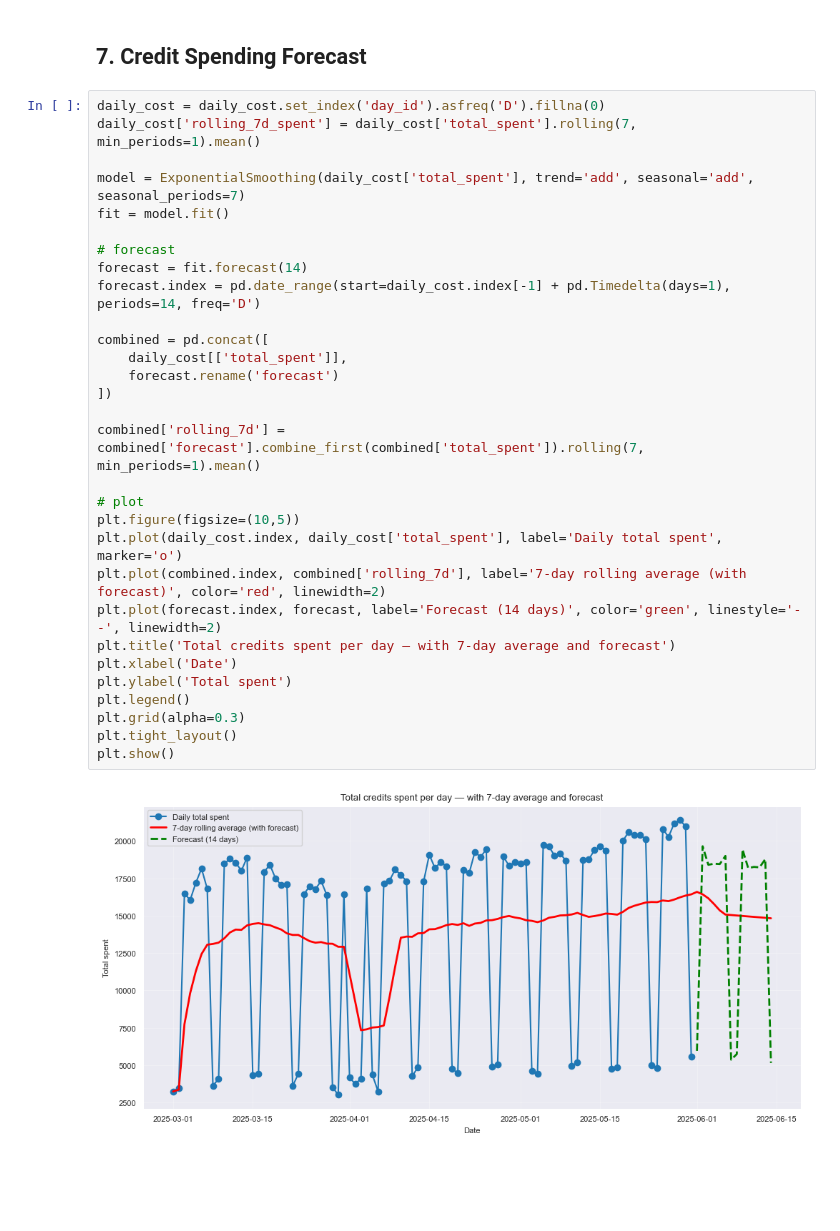
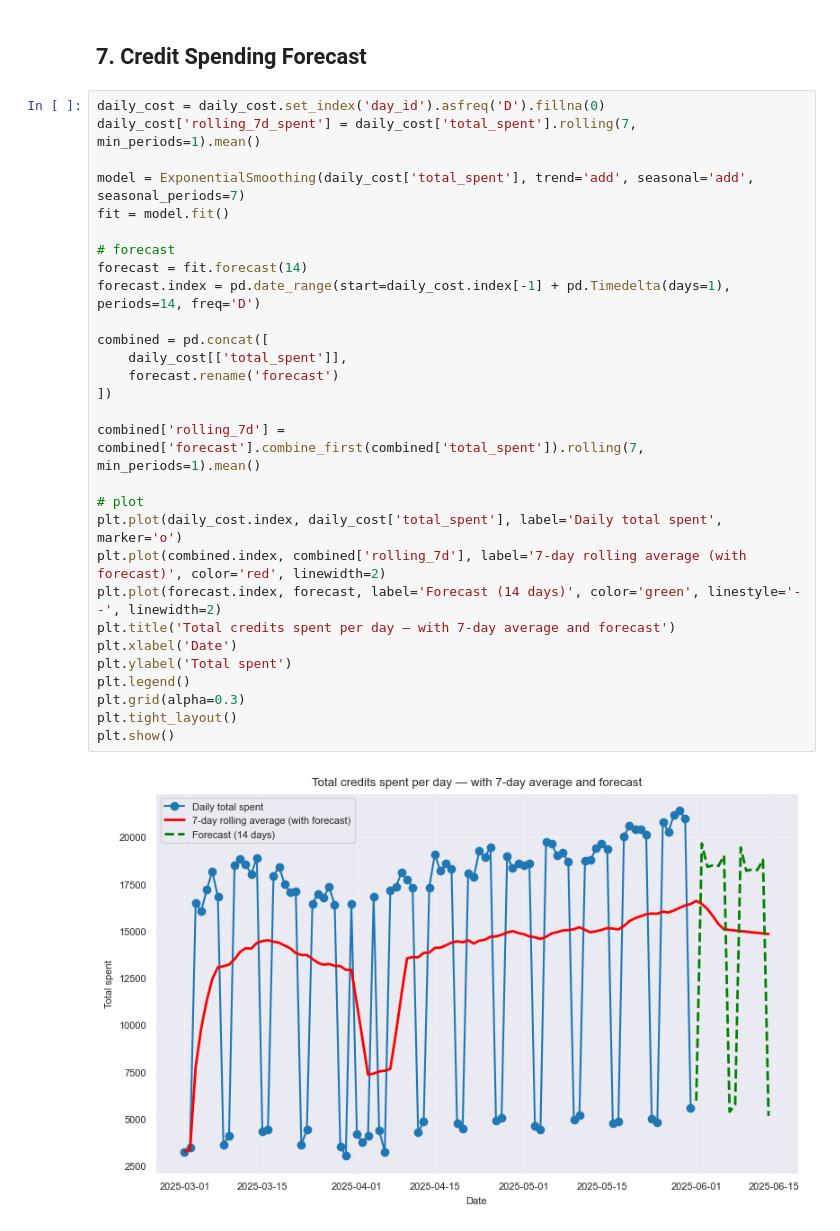
Before and after one commit to dominika-piechota/Analytics-of-ML-Features, a Jupyter notebook: analysis.ipynb, the cells around one changed output. Drawn from its saved outputs; the diff is of its cells as text; blank space fills up the shorter version.

```diff
--- a/analysis.ipynb
+++ b/analysis.ipynb
@@ -1060,32 +1058,31 @@ We can observe **periodic declines** in activity on weekends, typical for profes
 # %%
 daily_cost = daily_cost.set_index('day_id').asfreq('D').fillna(0)
 daily_cost['rolling_7d_spent'] = daily_cost['total_spent'].rolling(7, min_periods=1).mean()
 
 model = ExponentialSmoothing(daily_cost['total_spent'], trend='add', seasonal='add', seasonal_periods=7)
 fit = model.fit()
 
 # forecast
 forecast = fit.forecast(14)
 forecast.index = pd.date_range(start=daily_cost.index[-1] + pd.Timedelta(days=1), periods=14, freq='D')
 
 combined = pd.concat([
     daily_cost[['total_spent']],
     forecast.rename('forecast')
 ])
 
 combined['rolling_7d'] = combined['forecast'].combine_first(combined['total_spent']).rolling(7, min_periods=1).mean()
 
 # plot
-plt.figure(figsize=(10,5))
 plt.plot(daily_cost.index, daily_cost['total_spent'], label='Daily total spent', marker='o')
 plt.plot(combined.index, combined['rolling_7d'], label='7-day rolling average (with forecast)', color='red', linewidth=2)
 plt.plot(forecast.index, forecast, label='Forecast (14 days)', color='green', linestyle='--', linewidth=2)
 plt.title('Total credits spent per day — with 7-day average and forecast')
 plt.xlabel('Date')
 plt.ylabel('Total spent')
 plt.legend()
 plt.grid(alpha=0.3)
 plt.tight_layout()
 plt.show()
 # %% [output]
-[figure, old version]
+[figure, new version]
```
Also changed, not shown: parts of 4 cells of this notebook.
